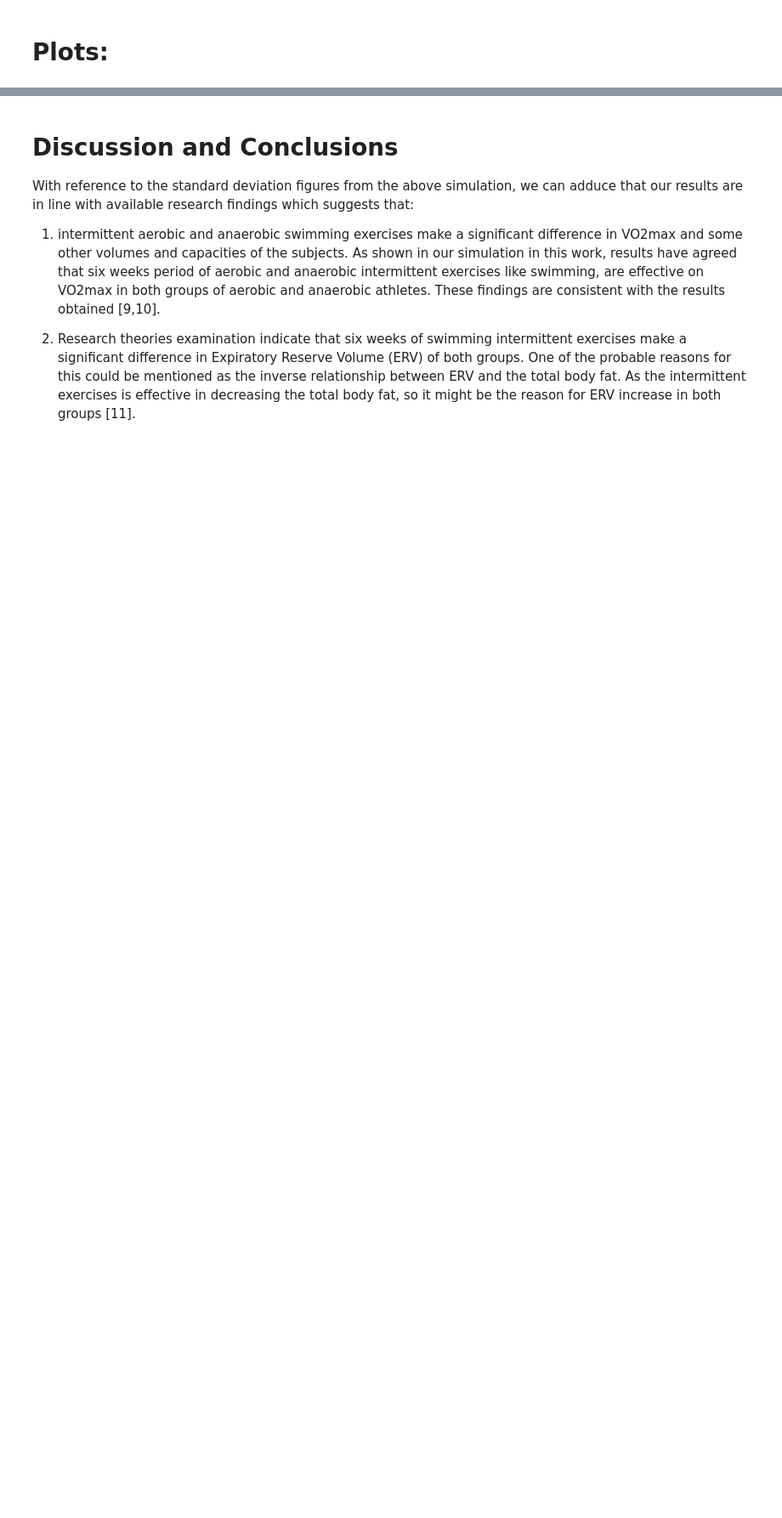
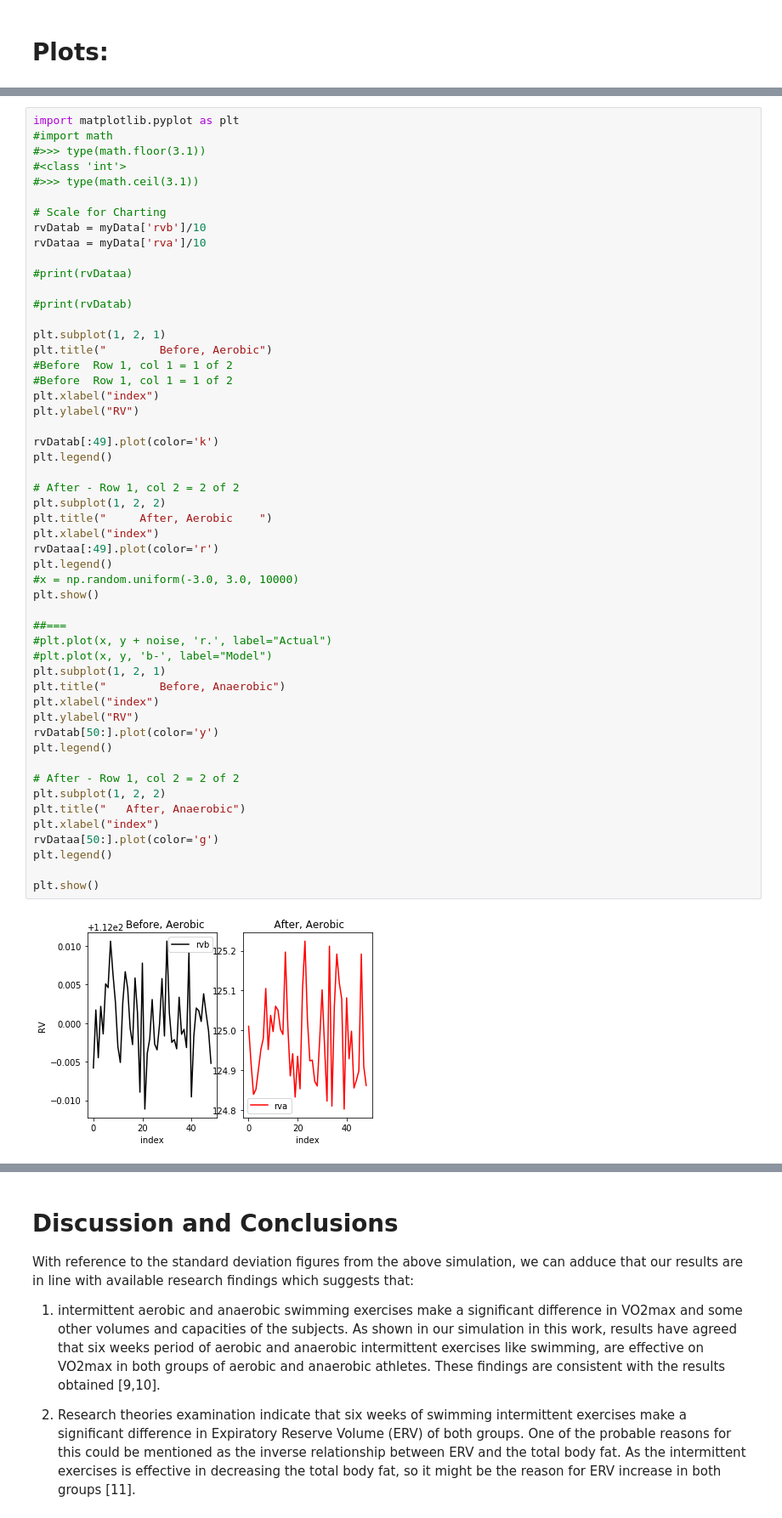
Before and after one commit to dewaledr/PDAproject, a Jupyter notebook: PDAfinalproject.ipynb, the cells around one changed output, grey strips where cells are left out. Shown at 85% size. Saved outputs shown, nothing was run; the diff lists cells and outputs as text; blank space fills up the shorter version.

```diff
--- a/PDAfinalproject.ipynb
+++ b/PDAfinalproject.ipynb
@@ -166,0 +359,54 @@ myData[50:].describe()
+# %%
+import matplotlib.pyplot as plt
+#import math
+#>>> type(math.floor(3.1))
+#<class 'int'>
+#>>> type(math.ceil(3.1))
+
+# Scale for Charting
+rvDatab = myData['rvb']/10
+rvDataa = myData['rva']/10
+
+#print(rvDataa)
+
+#print(rvDatab)
+
+plt.subplot(1, 2, 1)
+plt.title("        Before, Aerobic")
+#Before  Row 1, col 1 = 1 of 2
+#Before  Row 1, col 1 = 1 of 2
+plt.xlabel("index")
+plt.ylabel("RV")
+
+rvDatab[:49].plot(color='k')
+plt.legend()
+
+# After - Row 1, col 2 = 2 of 2
+plt.subplot(1, 2, 2)
+plt.title("     After, Aerobic    ")
+plt.xlabel("index")
+rvDataa[:49].plot(color='r')
+plt.legend()
+#x = np.random.uniform(-3.0, 3.0, 10000)
+plt.show()
+
+##===
+#plt.plot(x, y + noise, 'r.', label="Actual")
+#plt.plot(x, y, 'b-', label="Model")
+plt.subplot(1, 2, 1)
+plt.title("        Before, Anaerobic")
+plt.xlabel("index")
+plt.ylabel("RV")
+rvDatab[50:].plot(color='y')
+plt.legend()
+
+# After - Row 1, col 2 = 2 of 2
+plt.subplot(1, 2, 2)
+plt.title("   After, Anaerobic")
+plt.xlabel("index")
+rvDataa[50:].plot(color='g')
+plt.legend()
+
+plt.show()
+# %% [output]
+[figure, added]
```
Also changed, not shown: parts of 8 cells of this notebook.
